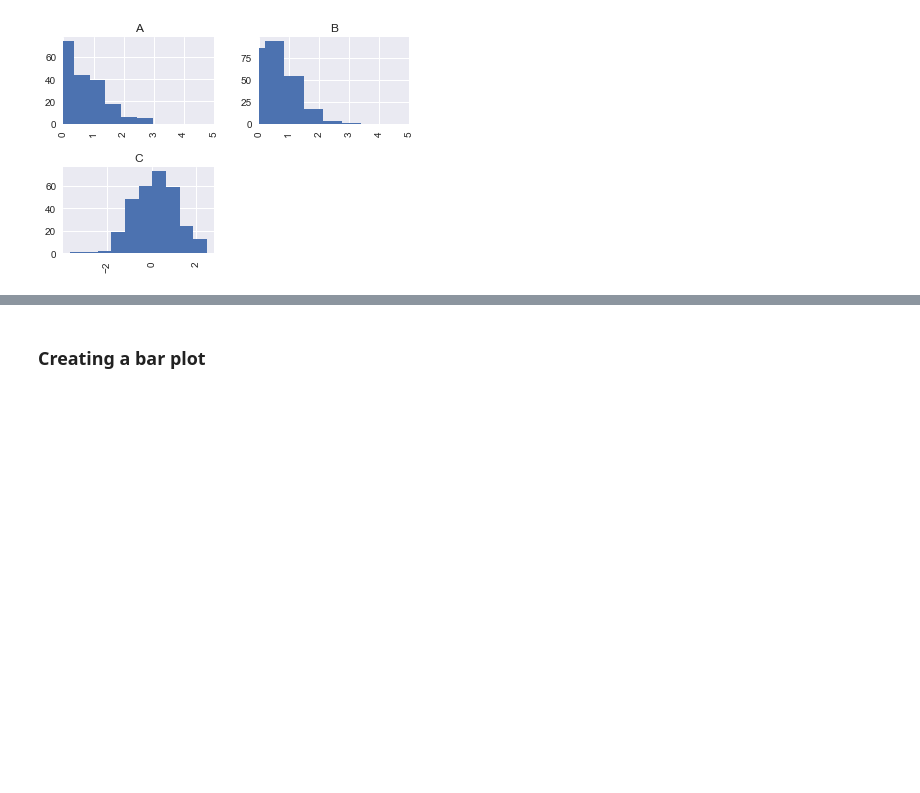
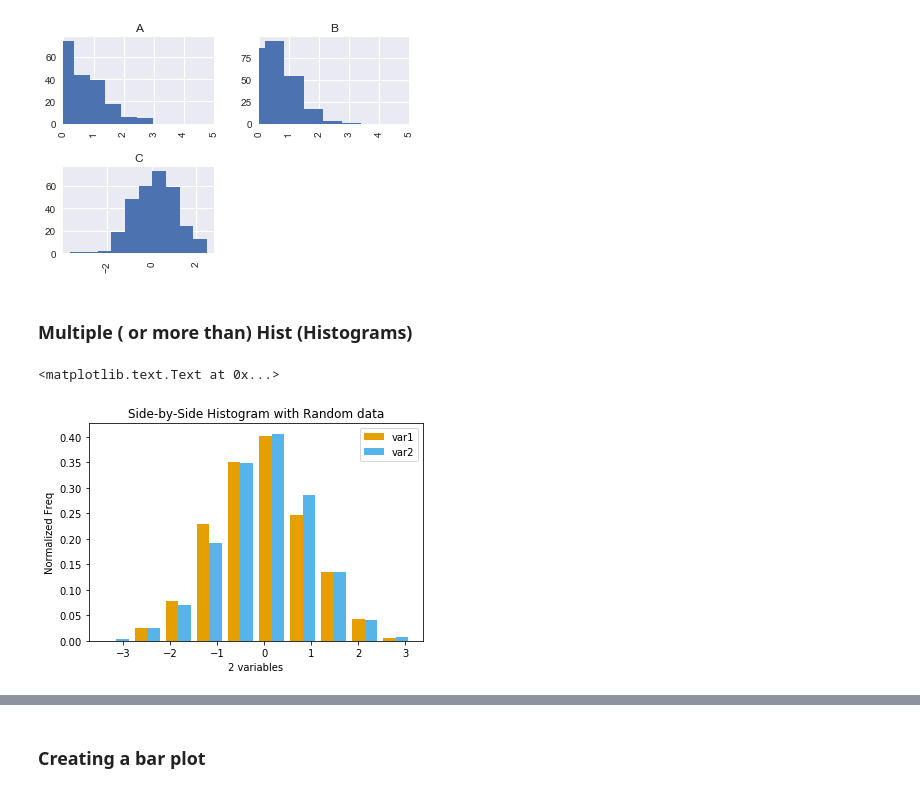
Before and after one commit to elowy01/PYTHON_NOTES, a Jupyter notebook: PANDAS/DATAFRAMES/Dataframe Notes.ipynb, the cells around one changed output, grey strips where cells are left out. Saved outputs shown, nothing was run; the diff lists cells and outputs as text; code cells hidden in the pictures; blank space fills up the shorter version.

Commit message:
add notes on histograms

```diff
--- a/PANDAS/DATAFRAMES/Dataframe Notes.ipynb
+++ b/PANDAS/DATAFRAMES/Dataframe Notes.ipynb
@@ -603,3 +603,23 @@ axList[0][1].set_xlim((0,5))
 # %% [output]
 (0, 5)
 [figure]
+# %% [markdown]
+### Multiple ( or more than) Hist (Histograms)
+# %%
+import matplotlib.pyplot as plt
+
+x1 = np.random.randn(1000)
+x2 = np.random.randn(1000)
+
+colors = ['#E69F00', '#56B4E9']
+names = ['var1', 'var2']
+
+plt.hist([x1, x2], bins = 10, normed=True, color = colors, label=names)
+
+plt.legend()
+plt.xlabel('2 variables')
+plt.ylabel('Normalized Freq')
+plt.title('Side-by-Side Histogram with Random data')
+# %% [output]
+<matplotlib.text.Text at 0x...>
+[figure, added]
```
Also changed, not shown: parts of 2 cells of this notebook.
